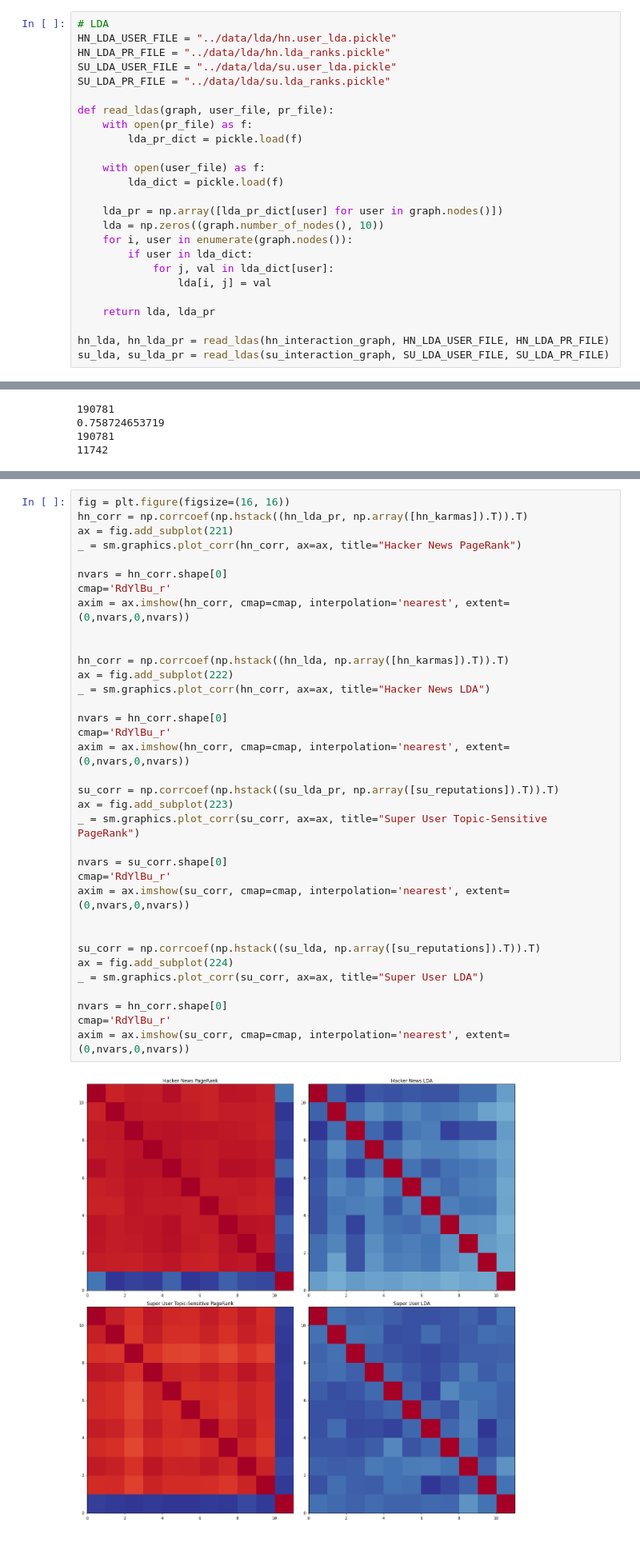
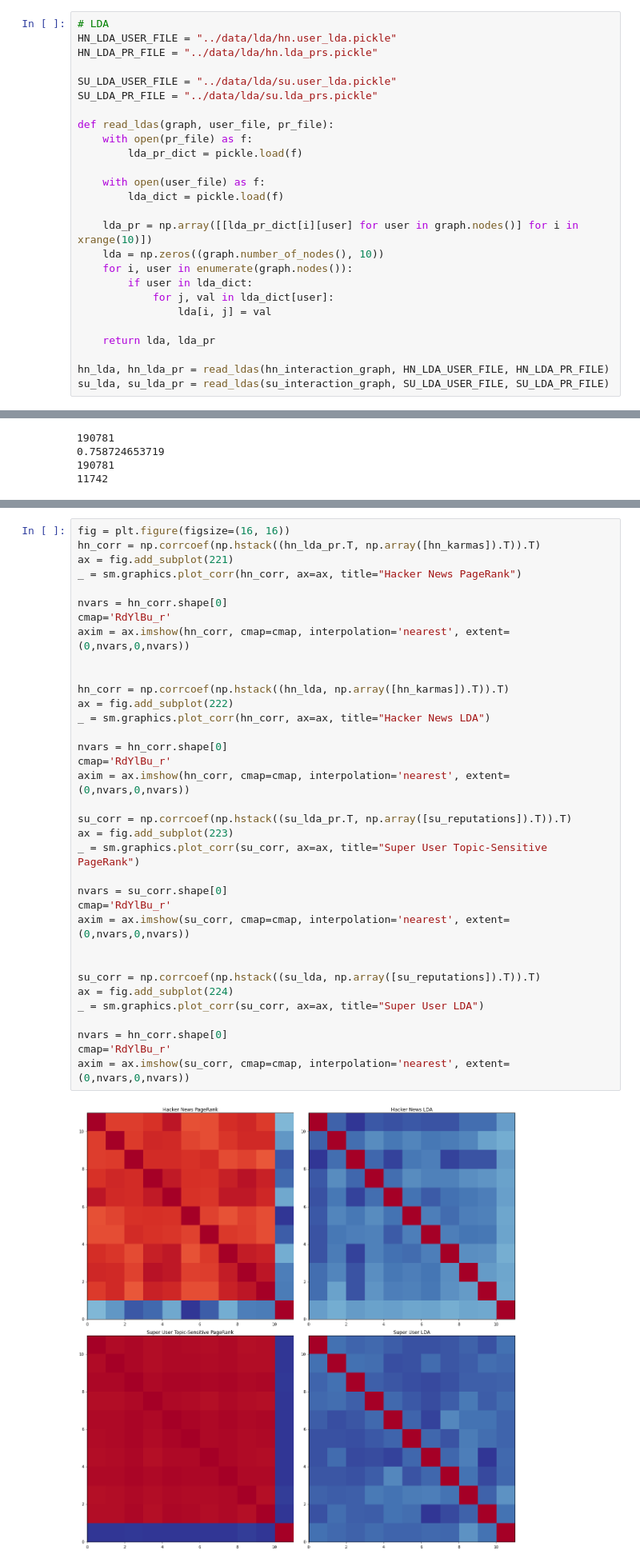
Before and after one commit to turtlesoupy/karma-prediction-cs224w, a Jupyter notebook: ipython/Karma.ipynb, the cells around one changed output, grey strips where cells are left out. Shown at 80% size. Saved outputs shown, nothing was run; the diff lists cells and outputs as text.

```diff
--- a/ipython/Karma.ipynb
+++ b/ipython/Karma.ipynb
@@ -297,9 +297,10 @@ Using cache at ../data/cache/user_sentiments-su_user_sentiment-ac39ed68cba030734
 # %%
 # LDA
 HN_LDA_USER_FILE = "../data/lda/hn.user_lda.pickle"
-HN_LDA_PR_FILE = "../data/lda/hn.lda_ranks.pickle"
+HN_LDA_PR_FILE = "../data/lda/hn.lda_prs.pickle"
+
 SU_LDA_USER_FILE = "../data/lda/su.user_lda.pickle"
-SU_LDA_PR_FILE = "../data/lda/su.lda_ranks.pickle"
+SU_LDA_PR_FILE = "../data/lda/su.lda_prs.pickle"
 
 def read_ldas(graph, user_file, pr_file):
     with open(pr_file) as f:
@@ -308,7 +309,7 @@ def read_ldas(graph, user_file, pr_file):
     with open(user_file) as f:
         lda_dict = pickle.load(f)
 
-    lda_pr = np.array([lda_pr_dict[user] for user in graph.nodes()])
+    lda_pr = np.array([[lda_pr_dict[i][user] for user in graph.nodes()] for i in xrange(10)])
     lda = np.zeros((graph.number_of_nodes(), 10))
     for i, user in enumerate(graph.nodes()):
         if user in lda_dict:
@@ -379,40 +386,40 @@ fig.savefig(os.path.join(FIGURES_DIR, "lda_kl.pdf"))
 # %%
 fig = plt.figure(figsize=(16, 16))
-hn_corr = np.corrcoef(np.hstack((hn_lda_pr, np.array([hn_karmas]).T)).T)
+hn_corr = np.corrcoef(np.hstack((hn_lda_pr.T, np.array([hn_karmas]).T)).T)
 ax = fig.add_subplot(221)
 _ = sm.graphics.plot_corr(hn_corr, ax=ax, title="Hacker News PageRank")
 
 nvars = hn_corr.shape[0]
 cmap='RdYlBu_r'
 axim = ax.imshow(hn_corr, cmap=cmap, interpolation='nearest', extent=(0,nvars,0,nvars))
 
 
 hn_corr = np.corrcoef(np.hstack((hn_lda, np.array([hn_karmas]).T)).T)
 ax = fig.add_subplot(222)
 _ = sm.graphics.plot_corr(hn_corr, ax=ax, title="Hacker News LDA")
 
 nvars = hn_corr.shape[0]
 cmap='RdYlBu_r'
 axim = ax.imshow(hn_corr, cmap=cmap, interpolation='nearest', extent=(0,nvars,0,nvars))
 
-su_corr = np.corrcoef(np.hstack((su_lda_pr, np.array([su_reputations]).T)).T)
+su_corr = np.corrcoef(np.hstack((su_lda_pr.T, np.array([su_reputations]).T)).T)
 ax = fig.add_subplot(223)
 _ = sm.graphics.plot_corr(su_corr, ax=ax, title="Super User Topic-Sensitive PageRank")
 
 nvars = su_corr.shape[0]
 cmap='RdYlBu_r'
 axim = ax.imshow(su_corr, cmap=cmap, interpolation='nearest', extent=(0,nvars,0,nvars))
 
 
 su_corr = np.corrcoef(np.hstack((su_lda, np.array([su_reputations]).T)).T)
 ax = fig.add_subplot(224)
 _ = sm.graphics.plot_corr(su_corr, ax=ax, title="Super User LDA")
 
 nvars = hn_corr.shape[0]
 cmap='RdYlBu_r'
 axim = ax.imshow(su_corr, cmap=cmap, interpolation='nearest', extent=(0,nvars,0,nvars))
 # %% [output]
-[figure, old version]
+[figure, new version]
 # %%
 print "Hacker News"
 print "Overall: %d" % ((0.1 * np.sum(hn_karmas)) / len(hn_karmas))
```
Also changed, not shown: parts of 6 cells of this notebook, 2 other files.
